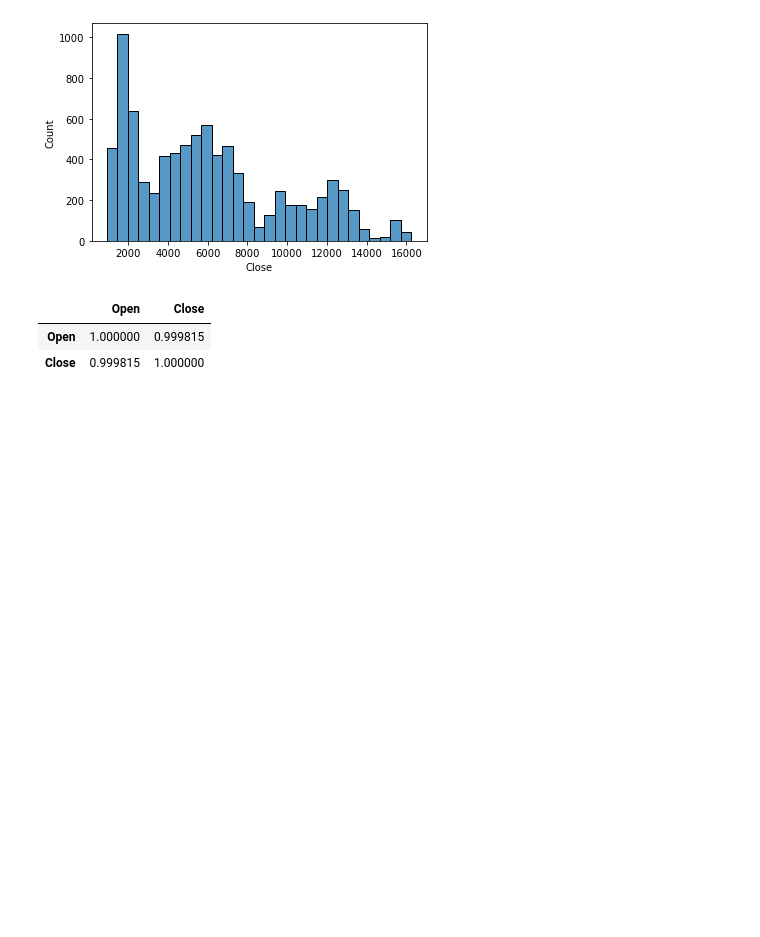
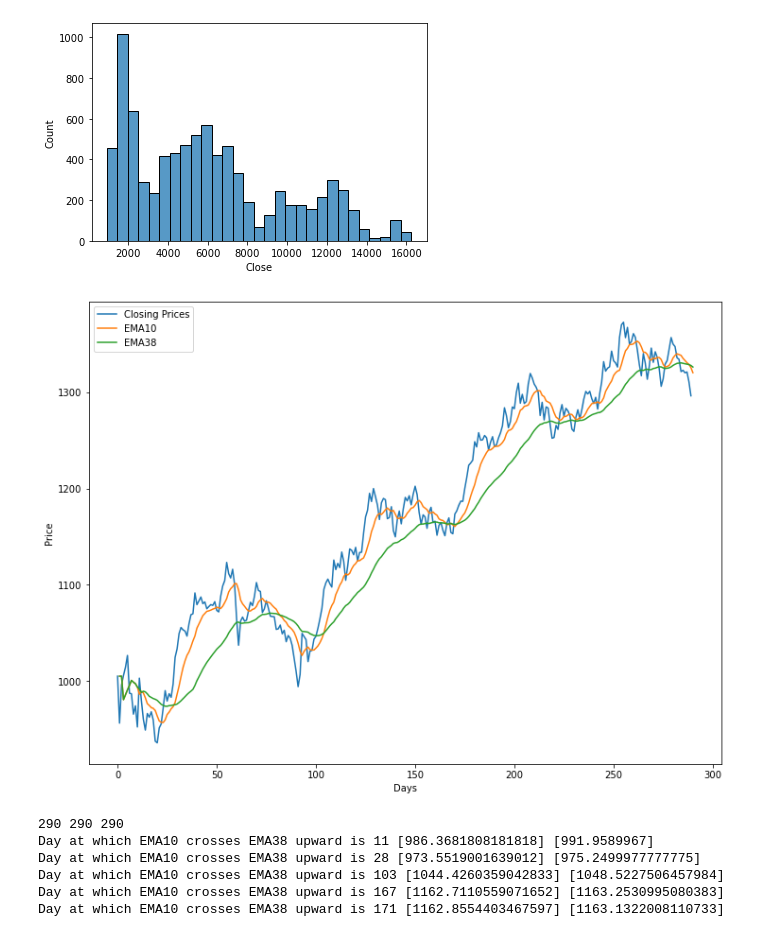
Before and after one commit to jburdano/stock-analysis, a Jupyter notebook: clean_data.ipynb, the cells around one changed output. Drawn from its saved outputs; the diff is of its cells as text; code cells hidden in the pictures; blank space fills up the shorter version.

Commit message:
[new] EMA calculation for upward crossing flag

```diff
--- a/clean_data.ipynb
+++ b/clean_data.ipynb
@@ -61,8 +61,51 @@ sns.histplot(df["Close"]);
 # %% [output]
 [figure]
 # %%
-df.loc[:,["Open","Close"]].corr()
+#df = df.dropna()
+df=df.loc[:300,:]
+
+def calculate_ema(prices, days, smoothing=2):
+    """
+    Calculate EMA for given stock prices (list or df column)
+    and given number of days (int), usually 10,20,38,50,100 or 200
+    Returns EMA for given period
+    """
+
+    #Initialize EMA with stock price of first day
+    ema = [prices[0]]
+    #print(0,ema)
+
+    #Calculate SMA for first X days with X being days
+    for day in range(1,days):
+        ema.append(sum(prices[:day]) / day)
+        #print(day,ema[day])
+
+    #Start appending EMA values at day'th value
+    for price in prices[days:]:
+        ema.append((price * (smoothing / (1 + days))) + ema[-1] * (1 - (smoothing / (1 + days))))
+
+    return ema
+
+        #symbol = 'MSFT'
+        #df = web.DataReader(symbol, 'yahoo', '2015-01-01', '2016-01-01')
-# %% [output]
-|  | Open | Close |
-| Open | 1.000000 | 0.999815 |
-| Close | 0.999815 | 1.000000 |
+# %%
+days=10
+ema = calculate_ema(prices=df['Close'], days=days)
+days2=38
+ema2 = calculate_ema(prices=df['Close'], days=days2)
+
+price_X = np.arange(df.shape[0])
+ema_X = np.arange(1, df.shape[0]+1)
+ema_X2 = np.arange(1, df.shape[0]+1)
+
+
+plt.subplots(figsize=[12,9])
+plt.xlabel('Days')
+plt.ylabel('Price')
+plt.plot(price_X, df['Close'], label='Closing Prices')
+plt.plot(ema_X, ema, label='EMA'+str(days))
+plt.plot(ema_X2, ema2, label='EMA'+str(days2))
+plt.legend()
+plt.show()
+# %% [output]
+[figure, added]
@@ -68,0 +118,14 @@ df.loc[:,["Open","Close"]].corr()
+# %%
+#Retrieve day at which upward crossing occurs
+for i in range(1,len(ema)):
+    w = (ema[i]>ema2[i])+(ema[i-1]>ema2[i-1])
+    if (w==1)&(ema[i]>ema2[i]):
+        print("Day at which EMA10 crosses EMA38 upward is",i,ema[i-1:i],ema2[i-1:i])
+#--> Add column to df with 'upward crossing flag'
+# %% [output]
+290 290 290
+Day at which EMA10 crosses EMA38 upward is 11 [986.3681808181818] [991.9589967]
+Day at which EMA10 crosses EMA38 upward is 28 [973.5519001639012] [975.2499977777775]
+Day at which EMA10 crosses EMA38 upward is 103 [1044.4260359042833] [1048.5227506457984]
+Day at which EMA10 crosses EMA38 upward is 167 [1162.7110559071652] [1163.2530995080383]
+Day at which EMA10 crosses EMA38 upward is 171 [1162.8554403467597] [1163.1322008110733]
```
Also changed, not shown: parts of 1 cell of this notebook.
